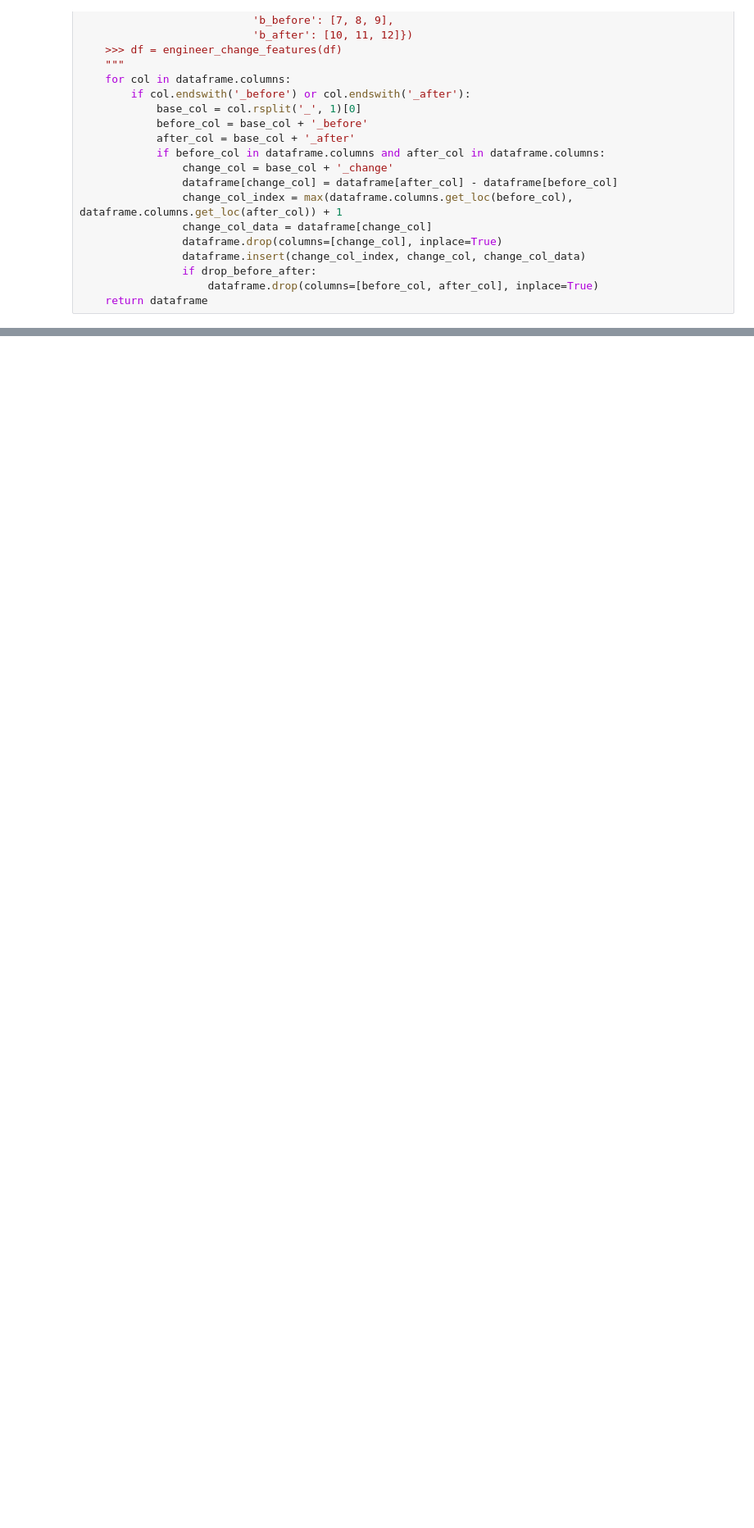
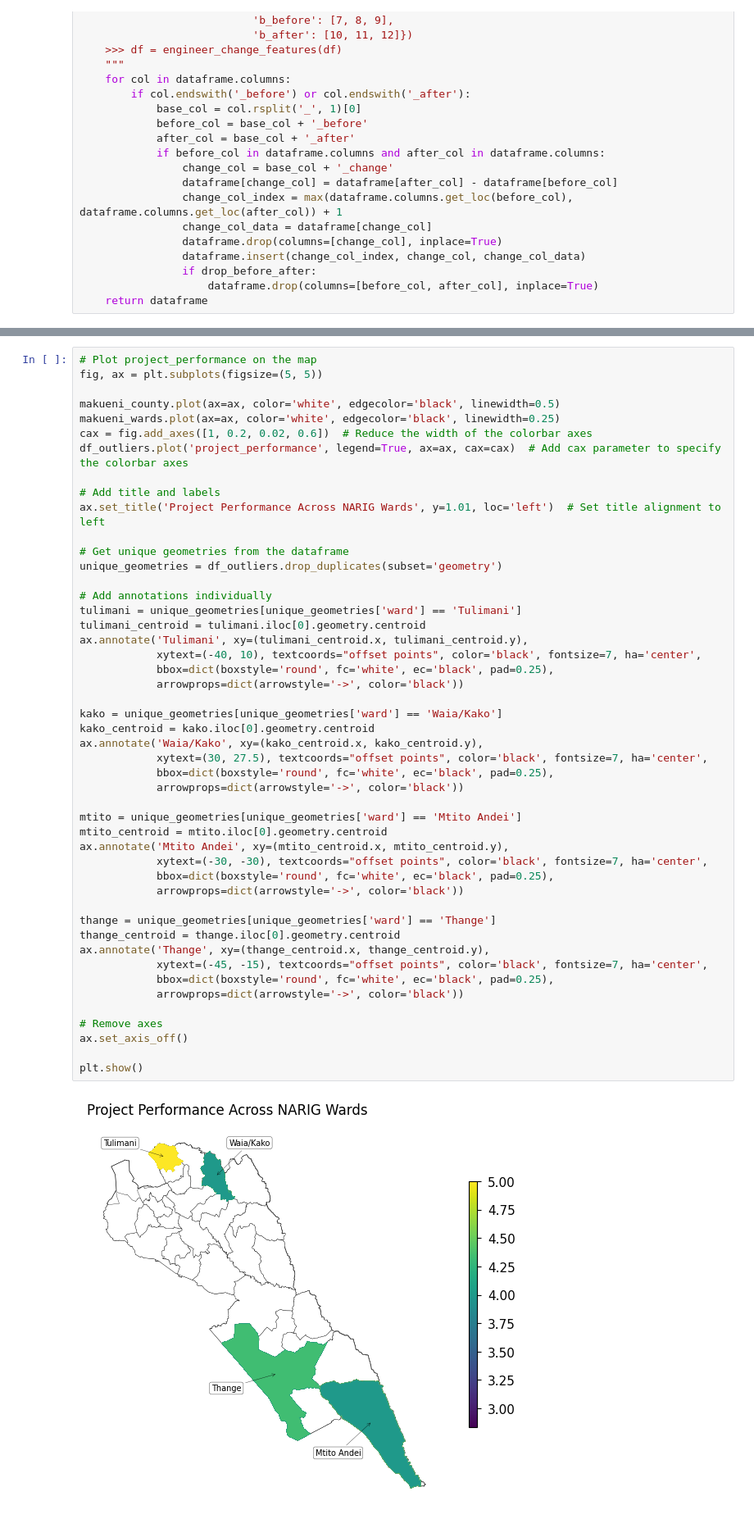
Before and after one commit to StephKisee/narigp-farmer-impact-study, a Jupyter notebook: notebooks/notebook.ipynb, the cells around one changed output, grey strips where cells are left out. Shown at 82% size. Drawn from its saved outputs; the diff is of its cells as text; blank space fills up the shorter version.

```diff
--- a/notebooks/notebook.ipynb
+++ b/notebooks/notebook.ipynb
@@ -271,0 +342,50 @@ plt.show()
+# %%
+# Plot project_performance on the map
+fig, ax = plt.subplots(figsize=(5, 5))
+
+makueni_county.plot(ax=ax, color='white', edgecolor='black', linewidth=0.5)
+makueni_wards.plot(ax=ax, color='white', edgecolor='black', linewidth=0.25)
+cax = fig.add_axes([1, 0.2, 0.02, 0.6])  # Reduce the width of the colorbar axes
+df_outliers.plot('project_performance', legend=True, ax=ax, cax=cax)  # Add cax parameter to specify the colorbar axes
+
+# Add title and labels
+ax.set_title('Project Performance Across NARIG Wards', y=1.01, loc='left')  # Set title alignment to left
+
+# Get unique geometries from the dataframe
+unique_geometries = df_outliers.drop_duplicates(subset='geometry')
+
+# Add annotations individually
+tulimani = unique_geometries[unique_geometries['ward'] == 'Tulimani']
+tulimani_centroid = tulimani.iloc[0].geometry.centroid
+ax.annotate('Tulimani', xy=(tulimani_centroid.x, tulimani_centroid.y),
+            xytext=(-40, 10), textcoords="offset points", color='black', fontsize=7, ha='center',
+            bbox=dict(boxstyle='round', fc='white', ec='black', pad=0.25),
+            arrowprops=dict(arrowstyle='->', color='black'))
+
+kako = unique_geometries[unique_geometries['ward'] == 'Waia/Kako']
+kako_centroid = kako.iloc[0].geometry.centroid
+ax.annotate('Waia/Kako', xy=(kako_centroid.x, kako_centroid.y),
+            xytext=(30, 27.5), textcoords="offset points", color='black', fontsize=7, ha='center',
+            bbox=dict(boxstyle='round', fc='white', ec='black', pad=0.25),
+            arrowprops=dict(arrowstyle='->', color='black'))
+
+mtito = unique_geometries[unique_geometries['ward'] == 'Mtito Andei']
+mtito_centroid = mtito.iloc[0].geometry.centroid
+ax.annotate('Mtito Andei', xy=(mtito_centroid.x, mtito_centroid.y),
+            xytext=(-30, -30), textcoords="offset points", color='black', fontsize=7, ha='center',
+            bbox=dict(boxstyle='round', fc='white', ec='black', pad=0.25),
+            arrowprops=dict(arrowstyle='->', color='black'))
+
+thange = unique_geometries[unique_geometries['ward'] == 'Thange']
+thange_centroid = thange.iloc[0].geometry.centroid
+ax.annotate('Thange', xy=(thange_centroid.x, thange_centroid.y),
+            xytext=(-45, -15), textcoords="offset points", color='black', fontsize=7, ha='center',
+            bbox=dict(boxstyle='round', fc='white', ec='black', pad=0.25),
+            arrowprops=dict(arrowstyle='->', color='black'))
+
+# Remove axes
+ax.set_axis_off()
+
+plt.show()
+# %% [output]
+[figure, added]
```
Also changed, not shown: parts of 8 cells of this notebook.
